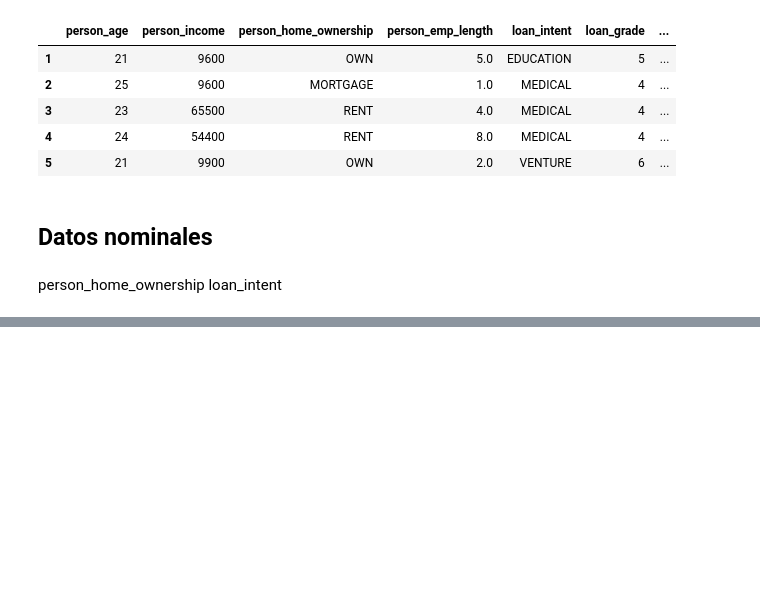
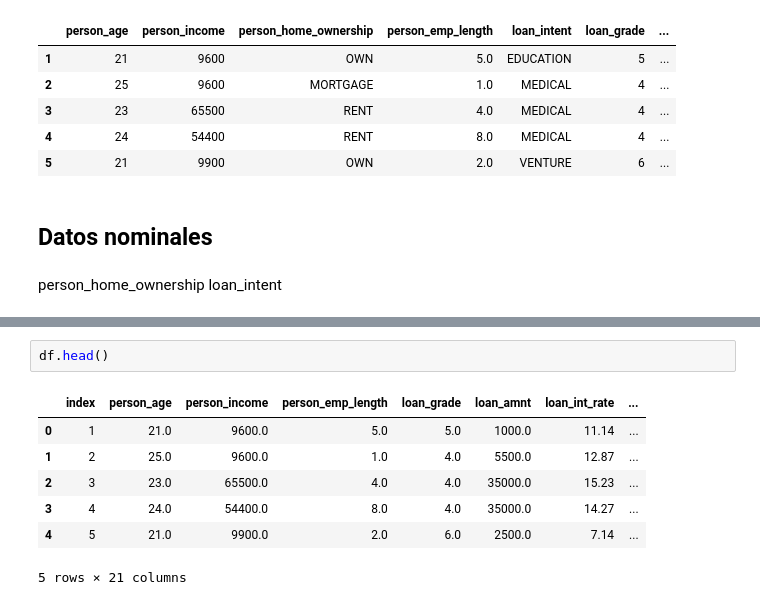
Before and after one commit to dgilrua/proyecto1-analitica, a Jupyter notebook: main.ipynb, the cells around one changed output, grey strips where cells are left out. Cells and saved outputs as stored; diff of their text form; blank space fills up the shorter version.

```diff
--- a/main.ipynb
+++ b/main.ipynb
@@ -305,3 +352,13 @@ Name: count, dtype: int64
+# %%
+df.head()
+# %% [output]
+|  | index | person_age | person_income | person_emp_length | loan_grade | loan_amnt | loan_int_rate | ... |
+| 0 | 1 | 21.0 | 9600.0 | 5.0 | 5.0 | 1000.0 | 11.14 | ... |
+| 1 | 2 | 25.0 | 9600.0 | 1.0 | 4.0 | 5500.0 | 12.87 | ... |
+| 2 | 3 | 23.0 | 65500.0 | 4.0 | 4.0 | 35000.0 | 15.23 | ... |
+| 3 | 4 | 24.0 | 54400.0 | 8.0 | 4.0 | 35000.0 | 14.27 | ... |
+| 4 | 5 | 21.0 | 9900.0 | 2.0 | 6.0 | 2500.0 | 7.14 | ... |
+5 rows × 21 columns
 # %%
 
 
```
Also changed, not shown: parts of 17 cells of this notebook.
